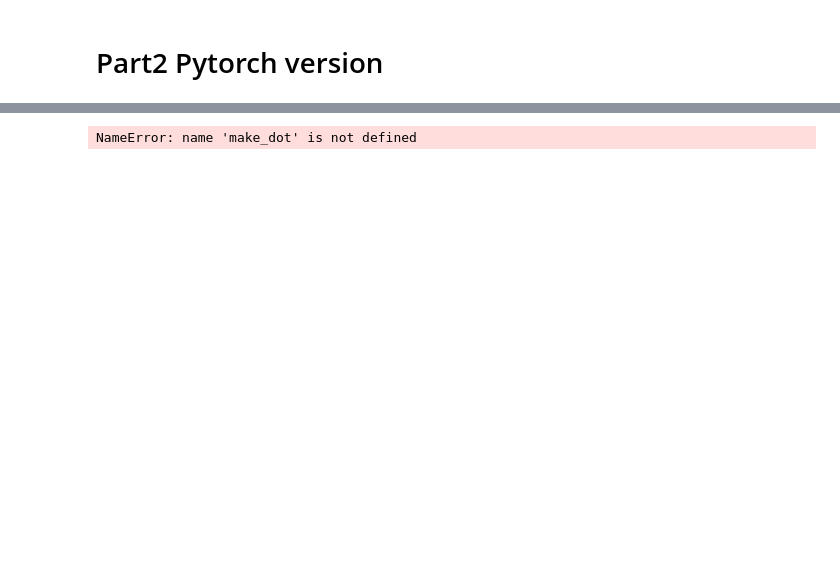
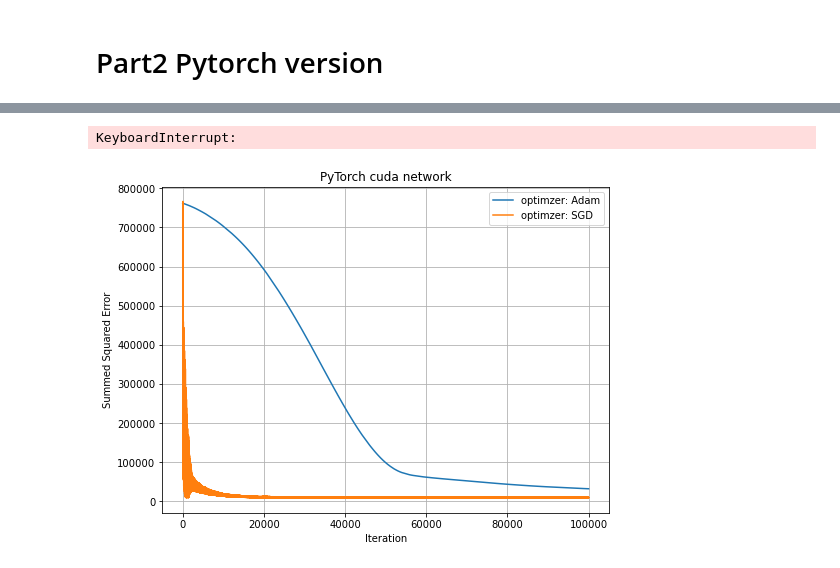
Before and after one commit to 2U1/NN, a Jupyter notebook: Assignment2/modified_threelayer.ipynb, the cells around one changed output, grey strips where cells are left out. Drawn from its saved outputs; the diff is of its cells as text; code cells hidden in the pictures; blank space fills up the shorter version.

```diff
--- a/Assignment2/modified_threelayer.ipynb
+++ b/Assignment2/modified_threelayer.ipynb
@@ -219,9 +216,9 @@ def train(model, x, y, learning_rate = 0.01, activation_function = "relu", hidde
             # calculate the loss
             loss = calculate_loss(model, x, y, activation_function, hidden_layers_num, reg_lambda, regularization=regularization)
             losses.append(loss)
-            print("Loss after iteration %i: %f" %(i, loss))
+            # print("Loss after iteration %i: %f" %(i, loss))
             # very crude method to break optimization
-            if np.abs(np.logaddexp(previous_loss-loss)/previous_loss) < 0.0001:
+            if np.abs((previous_loss-loss)/previous_loss) < 0.0001:
                 break
             previous_loss = loss
 
@@ -785,10 +487,0 @@ Sequential(
-# %%
-x = torch.randn(512, 1000).requires_grad_(True).to(device)
-y = model(x)
-make_dot(y, params=dict(list(model.named_parameters()))).render("torchviz", format="png")
-plt.figure(figsize=(10,20))
-img = mpimg.imread('torchviz.png')
-plt.imshow(img)
-plt.show()
-# %% [output]
-NameError: name 'make_dot' is not defined
@@ -796,0 +488,16 @@ NameError: name 'make_dot' is not defined
+# %%
+config1 = {}
+config1['learning_rate'] = 1e-5
+config1['activation_function'] = "relu"
+config1['hidden_nodes_num'] = [8,8]
+config1['optimizer'] = "Adam"
+config1['epochs'] = 100000
+config1['device'] = device
+# %%
+config2 = {}
+config2['learning_rate'] = 1e-5
+config2['activation_function'] = "relu"
+config2['hidden_nodes_num'] = [8,8]
+config2['optimizer'] = "SGD"
+config2['epochs'] = 100000
+config2['device'] = device
@@ -796,0 +574,17 @@ NameError: name 'make_dot' is not defined
+# %%
+result = {}
+for i in range(10):
+    model1, loss1 = experiment(torch.tensor(X).float().to(device), torch.tensor(y).float().to(device), config1)
+    model2, loss2 = experiment(torch.tensor(X).float().to(device), torch.tensor(y).float().to(device), config2)
+
+    fig,ax = plt.subplots(figsize=(8,6))
+    plt.plot(loss1, label='optimzer: Adam')
+    plt.plot(loss2, label='optimzer: SGD')
+    plt.xlabel('Iteration')
+    plt.ylabel('Summed Squared Error')
+    plt.legend(loc='upper right')
+    plt.title('PyTorch {0:} network'.format(device))
+    plt.grid()
+# %% [output]
+KeyboardInterrupt:
+[figure, added]
```
Also changed, not shown: parts of 44 cells of this notebook.
